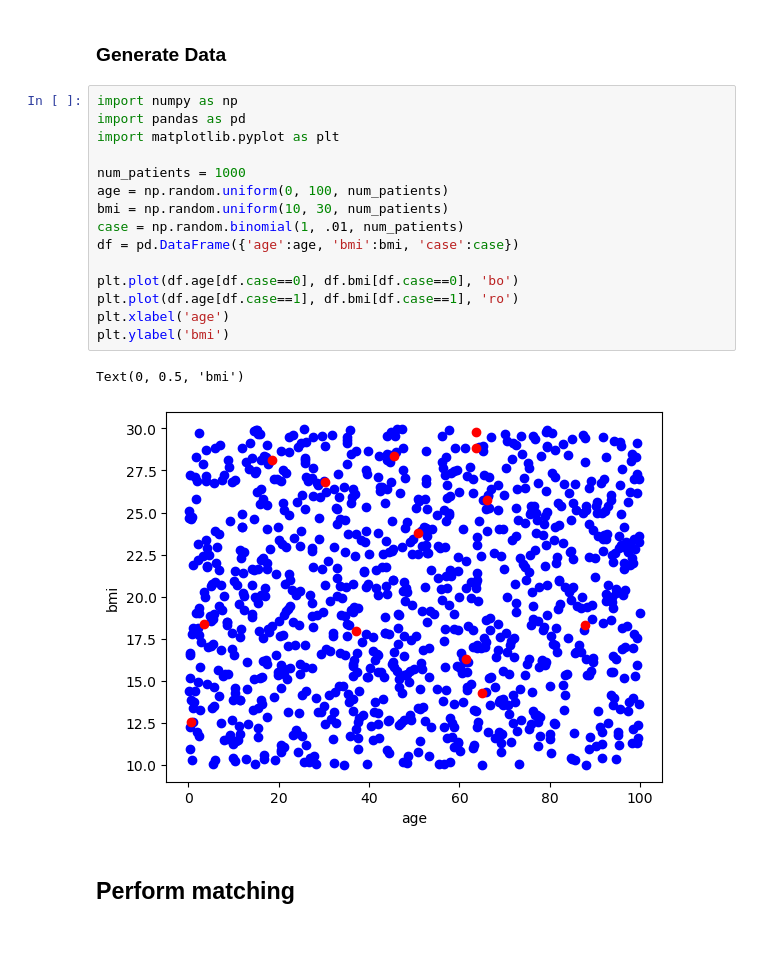
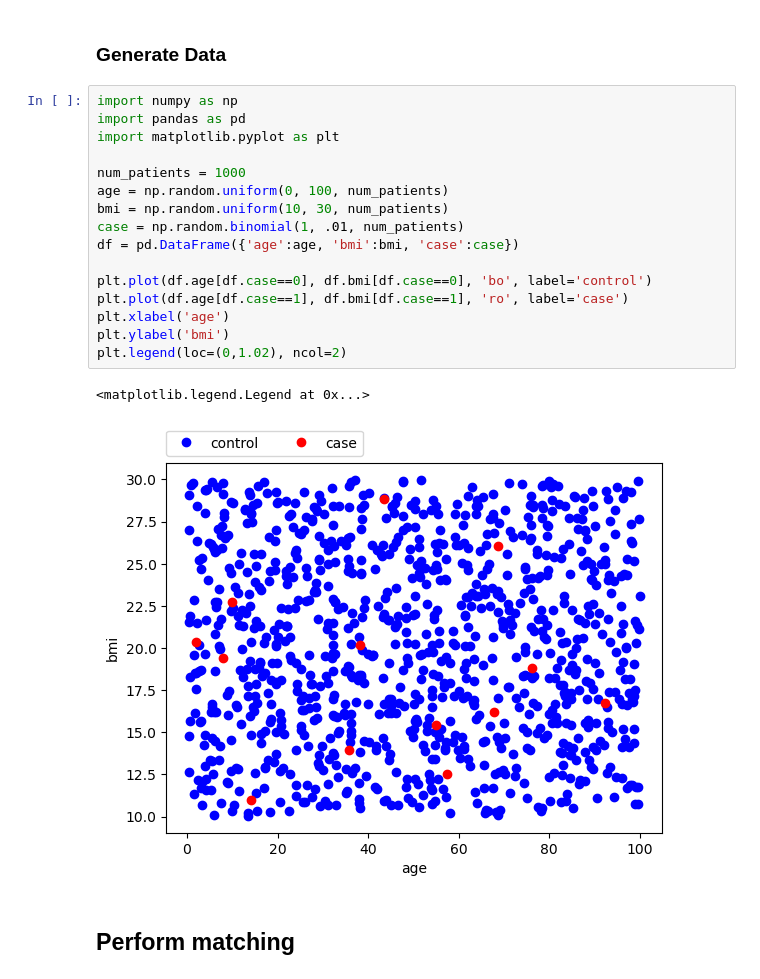
Before and after one commit to kirilklein/opmatch, a Jupyter notebook: README.ipynb, the cells around one changed output. Cells and saved outputs as stored; diff of their text form; blank space fills up the shorter version.

```diff
--- a/README.ipynb
+++ b/README.ipynb
@@ -27,20 +27,21 @@ conda install -c conda-forge opmatch
 # %%
 import numpy as np
 import pandas as pd
 import matplotlib.pyplot as plt
 
 num_patients = 1000
 age = np.random.uniform(0, 100, num_patients)
 bmi = np.random.uniform(10, 30, num_patients)
 case = np.random.binomial(1, .01, num_patients)
 df = pd.DataFrame({'age':age, 'bmi':bmi, 'case':case})
 
-plt.plot(df.age[df.case==0], df.bmi[df.case==0], 'bo')
-plt.plot(df.age[df.case==1], df.bmi[df.case==1], 'ro')
+plt.plot(df.age[df.case==0], df.bmi[df.case==0], 'bo', label='control')
+plt.plot(df.age[df.case==1], df.bmi[df.case==1], 'ro', label='case')
 plt.xlabel('age')
 plt.ylabel('bmi')
+plt.legend(loc=(0,1.02), ncol=2)
 # %% [output]
-Text(0, 0.5, 'bmi')
+<matplotlib.legend.Legend at 0x...>
-[figure, old version]
+[figure, new version]
 # %% [markdown]
 ## Perform matching
```
Also changed, not shown: parts of 6 cells of this notebook, 2 other files.
